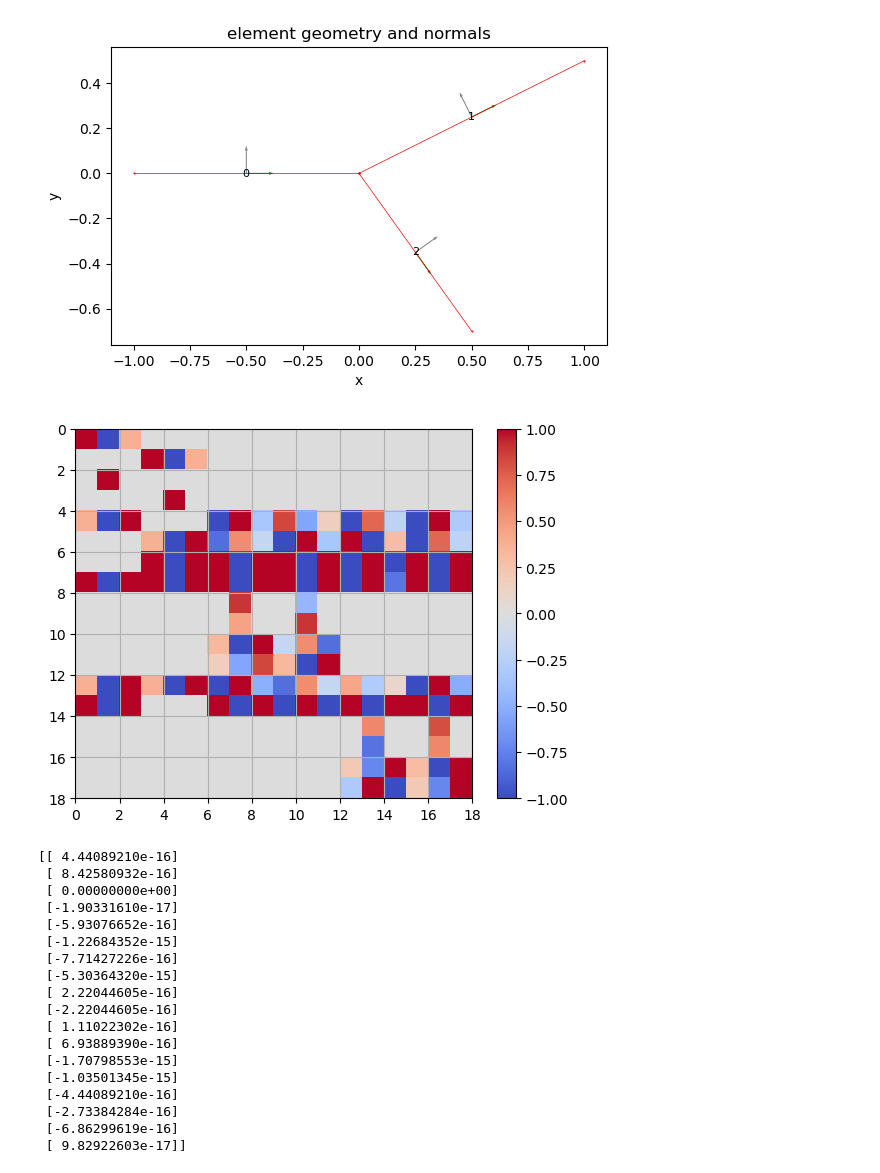
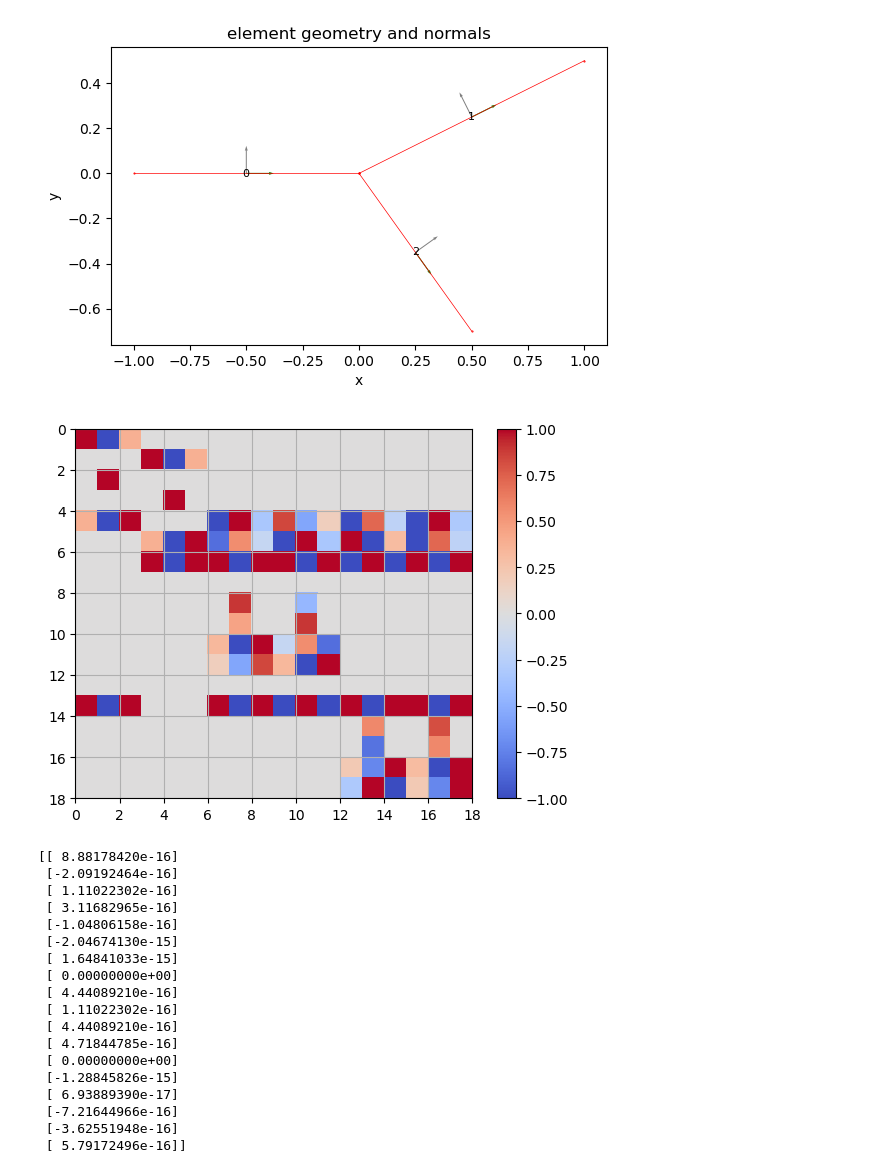
Before and after one commit to mallickrishg/bemcs, a Jupyter notebook: examples/examples_3_simpleintersectingfaults.ipynb, the cells around one changed output. Saved outputs shown, nothing was run; the diff lists cells and outputs as text; code cells hidden in the pictures.

Commit message:
now we have 2 fewer equations and the system is still closed - huh?

```diff
--- a/examples/examples_3_simpleintersectingfaults.ipynb
+++ b/examples/examples_3_simpleintersectingfaults.ipynb
@@ -32,8 +32,8 @@ elements = create_geometry(x1,x2,y1,y2)
 n_elements = len(elements)
 
 # slip vector
-slip_vector_x = np.array((0.9,0.5,0.7))
-slip_vector_y = np.array((0.,0.5,0.))
+slip_vector_x = np.array((0.9,0.5,0.1))
+slip_vector_y = np.array((0.,0.9,0.5))
 
 plt.figure()
 bemcs.plot_element_geometry(elements)
@@ -102,38 +102,38 @@ matrix_system[3::6,:] = matrix_slip[3::6,:] # y component
 
 matrix_system[4,:] = matrix_slip[4,:] - matrix_slip[6,:] - matrix_slip[12,:]# x component
 matrix_system[5,:] = matrix_slip[5,:] - matrix_slip[7,:] - matrix_slip[13,:]# y component
-matrix_system[12,:] = matrix_slip[4,:] - matrix_slip[6,:] - matrix_slip[12,:] +\
-    matrix_slip[5,:] - matrix_slip[7,:] - matrix_slip[13,:]
+# matrix_system[12,:] = matrix_slip[4,:] - matrix_slip[6,:] - matrix_slip[12,:] +\
+    # matrix_slip[5,:] - matrix_slip[7,:] - matrix_slip[13,:]
 # x component
 matrix_system[13,:] = matrix_slipgradient[4,:] - matrix_slipgradient[6,:] - matrix_slipgradient[12,:]# x component
 matrix_system[6,:] = matrix_slipgradient[5,:] - matrix_slipgradient[7,:] - matrix_slipgradient[13,:]# y component
-matrix_system[7,:] = matrix_slipgradient[4,:] - matrix_slipgradient[6,:] - matrix_slipgradient[12,:] +\
-    matrix_slipgradient[5,:] - matrix_slipgradient[7,:] - matrix_slipgradient[13,:]# x component
+# matrix_system[7,:] = matrix_slipgradient[4,:] - matrix_slipgradient[6,:] - matrix_slipgradient[12,:] +\
+    # matrix_slipgradient[5,:] - matrix_slipgradient[7,:] - matrix_slipgradient[13,:]# x component
 
 # # smoothness
 # # elements 1 and 2
 # matrix_system[6,:] = matrix_slipgradient[4,:] - matrix_slipgradient[6,:]# x component
 # matrix_system[7,:] = matrix_slipgradient[5,:] - matrix_slipgradient[7,:]# y component
 # elements 1 and 3
 # matrix_system[16,:] = matrix_slipgradient[6,:] - matrix_slipgradient[12,:]# x component
 # matrix_system[17,:] = matrix_slipgradient[7,:] - matrix_slipgradient[13,:]# y component
 
 # if Nequations>Nunknowns:
 #     matrix_system[18,:] = matrix_slipgradient[4,:] - matrix_slipgradient[12,:]# x component
 #     matrix_system[19,:] = matrix_slipgradient[5,:] - matrix_slipgradient[13,:]# y component
 
 
 # plot design matrix
 _,ax = plt.subplots()
 pc = ax.pcolor(matrix_system,cmap="coolwarm",shading='flat')
 # pc = ax.pcolor(kernels_s[2],cmap="coolwarm",shading='flat')
 ax.grid(which='both')
 ax.invert_yaxis()
 pc.set_clim(-1,1)
 plt.colorbar(pc)
 plt.show()
 # %% [output]
-[figure, old version]
+[figure, new version]
 # %%
 # compute quadratic node coefficients (in local (s,n) coordinates)
 quadratic_coefs = np.linalg.pinv(matrix_system) @ BCvector
@@ -155,24 +155,24 @@ sxx = kernels_s[0] @ (quadratic_coefs_s) + kernels_n[0] @ quadratic_coefs_n
 syy = kernels_s[1] @ quadratic_coefs_s + kernels_n[1] @ quadratic_coefs_n
 sxy = kernels_s[2] @ quadratic_coefs_s + kernels_n[2] @ quadratic_coefs_n
 # %% [output]
-[[ 4.44089210e-16]
- [ 8.42580932e-16]
+[[ 8.88178420e-16]
+ [-2.09192464e-16]
+ [ 1.11022302e-16]
+ [ 3.11682965e-16]
+ [-1.04806158e-16]
+ [-2.04674130e-15]
+ [ 1.64841033e-15]
  [ 0.00000000e+00]
- [-1.90331610e-17]
- [-5.93076652e-16]
- [-1.22684352e-15]
- [-7.71427226e-16]
- [-5.30364320e-15]
- [ 2.22044605e-16]
- [-2.22044605e-16]
+ [ 4.44089210e-16]
  [ 1.11022302e-16]
- [ 6.93889390e-16]
- [-1.70798553e-15]
- [-1.03501345e-15]
- [-4.44089210e-16]
- [-2.73384284e-16]
- [-6.86299619e-16]
- [ 9.82922603e-17]]
+ [ 4.44089210e-16]
+ [ 4.71844785e-16]
+ [ 0.00000000e+00]
+ [-1.28845826e-15]
+ [ 6.93889390e-17]
+ [-7.21644966e-16]
+ [-3.62551948e-16]
+ [ 5.79172496e-16]]
 # %%
 nskip_plot = 42 # plotting for vectors
 
```
Also changed, not shown: parts of 2 cells of this notebook.
